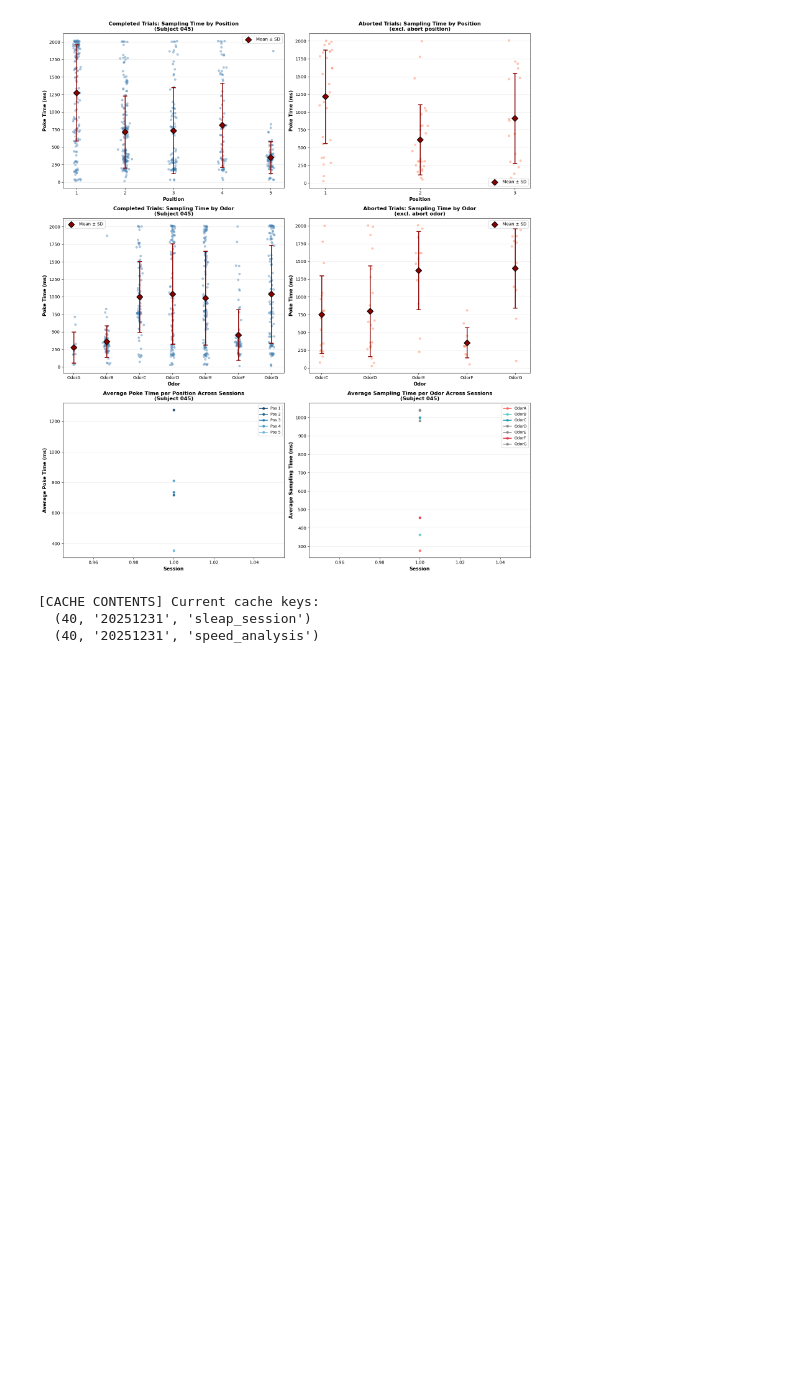
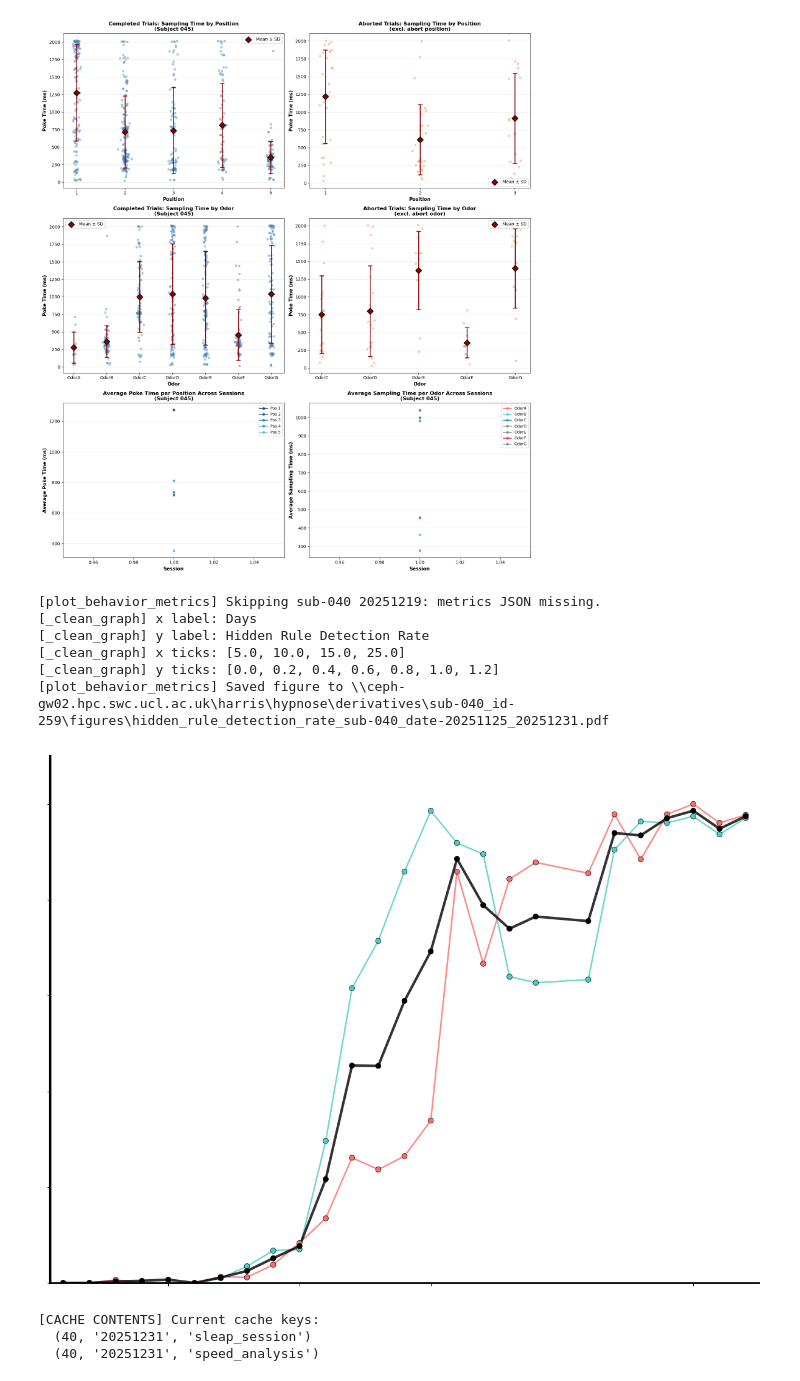
Before and after one commit to SainsburyWellcomeCentre/hypnose-analysis, a Jupyter notebook: notebooks/behavior_visualization.ipynb, the cells around one changed output. Saved outputs shown, nothing was run; the diff lists cells and outputs as text; code cells hidden in the pictures; blank space fills up the shorter version.

```diff
--- a/notebooks/behavior_visualization.ipynb
+++ b/notebooks/behavior_visualization.ipynb
@@ -73,18 +75,27 @@ fig, ax = plot_decision_accuracy_by_odor(40, dates=(20251125, 20251231), plot_ch
 # %%
 figs = plot_behavior_metrics(
     subjids=[40],
     dates=(20251125, 20251231),
     variables=[
         "hidden_rule_detection_rate",
     ],
     protocol_filter=None,
     compute_if_missing=False,
     verbose=True,
     black_white=True,
     y_range=(0, 1.1),
     plot_HR_separately=True,
     clean_graph=True,
+    save=True
 )
+# %% [output]
+[plot_behavior_metrics] Skipping sub-040 20251219: metrics JSON missing.
+[_clean_graph] x label: Days
+[_clean_graph] y label: Hidden Rule Detection Rate
+[_clean_graph] x ticks: [5.0, 10.0, 15.0, 25.0]
+[_clean_graph] y ticks: [0.0, 0.2, 0.4, 0.6, 0.8, 1.0, 1.2]
+[plot_behavior_metrics] Saved figure to \\ceph-gw02.hpc.swc.ucl.ac.uk\harris\hypnose\derivatives\sub-040_id-259\figures\hidden_rule_detection_rate_sub-040_date-20251125_20251231.pdf
+[figure, added]
 # %%
 # Plot cumulative rewards for multiple sessions and subjects. Can be split by days or consecutive.
 plot_cumulative_rewards(subjids=[40], dates=(20251125, 20251231), split_days=True)
```
Also changed, not shown: parts of 1 cell of this notebook, 3 other files.
